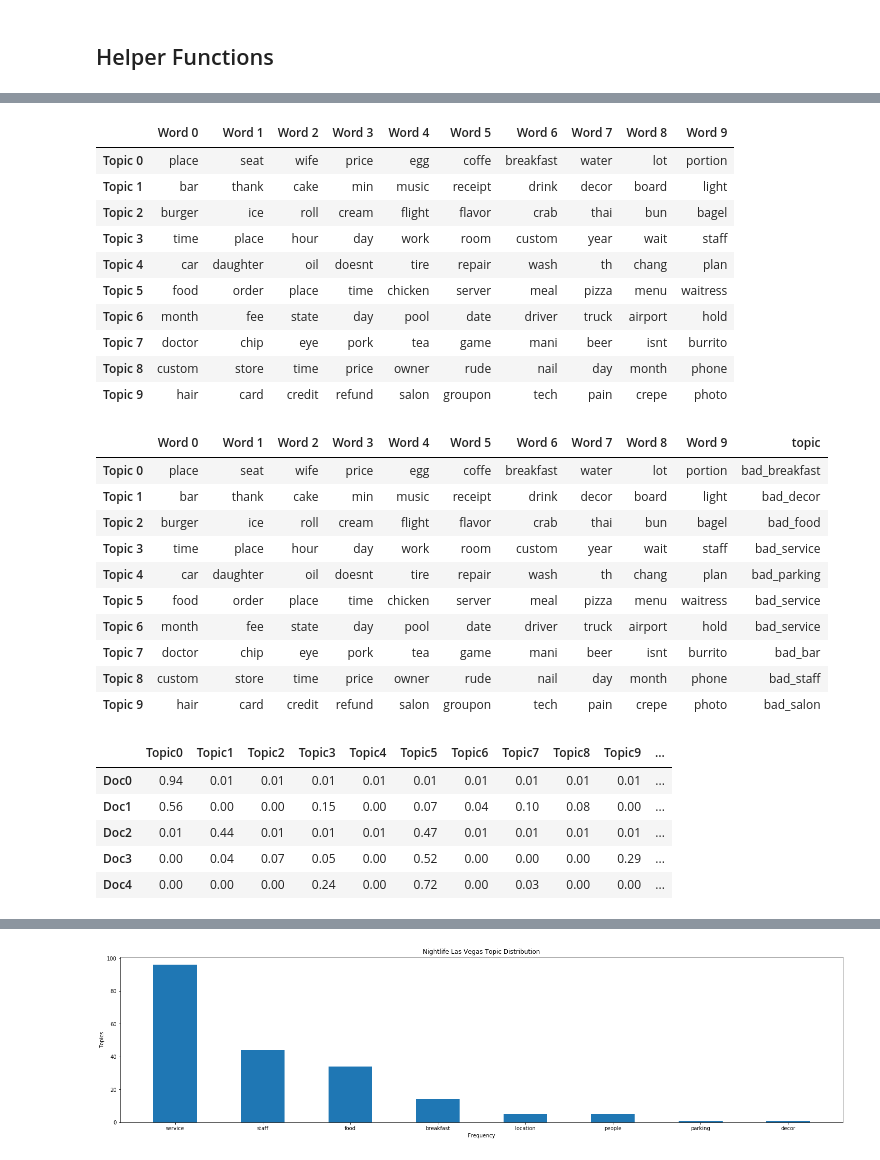
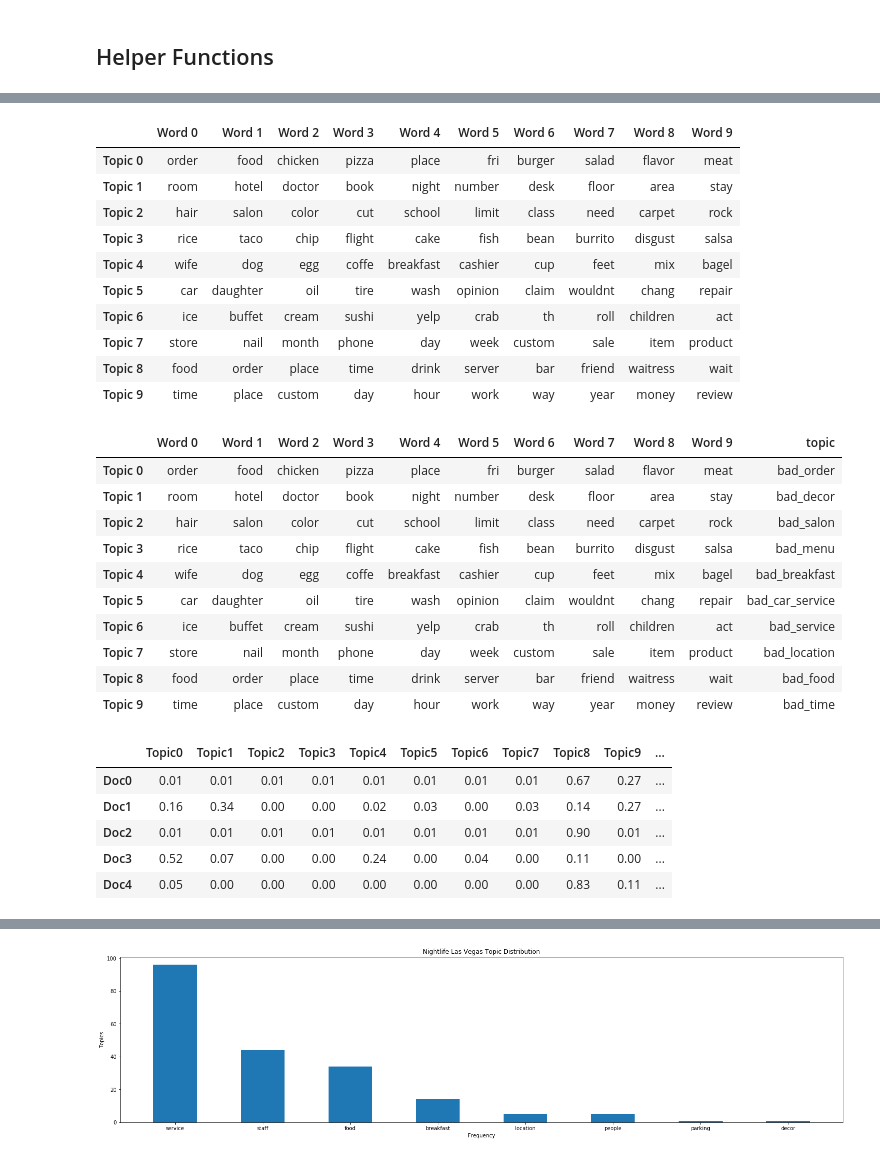
Before and after one commit to liangvi/Visualization_Demo_D3, a Jupyter notebook: Yelp_Jupyter_LDA.ipynb, the cells around one changed output, grey strips where cells are left out. Cells and saved outputs as stored; diff of their text form; code cells hidden in the pictures.

```diff
--- a/Yelp_Jupyter_LDA.ipynb
+++ b/Yelp_Jupyter_LDA.ipynb
@@ -88,3 +92,7 @@ restaurants = business[restaurants]
+# %%
+restaurants_in = open("pickle/restaurants.pkl","rb")
+restaurants = pickle.load(restaurants_in)
+restaurants_in.close()
 # %%
 joined = reviews.join(restaurants, lsuffix='_r', rsuffix='_v', how="inner")
 # %%
@@ -301,3 +313,7 @@ text_count_df.fillna(0.0, inplace=True)
+# %%
+pickle_in = open("pickle/joined_df_file","rb")
+joined = pickle.load(pickle_in)
+pickle_in.close()
 # %%
 n_components_range = [3, 5, 8, 10, 15]
 learning_decay_range = [0.3, 0.5, 0.7]
@@ -441,0 +477,12 @@ lda_model_bad = train_model(restaurants_bad, count_vectorizer)
+# %%
+lda_model_all_data = open("pickle/lda_model_all.data","rb")
+lda_model_all = pickle.load(lda_model_all_data)
+lda_model_all_data.close()
+
+lda_model_good_data = open("pickle/lda_model_good.data","rb")
+lda_model_good = pickle.load(lda_model_good_data)
+lda_model_good_data.close()
+
+lda_model_bad_data = open("pickle/lda_model_bad.data","rb")
+lda_model_bad = pickle.load(lda_model_bad_data)
+lda_model_bad_data.close()
@@ -541,41 +633,41 @@ bad_topic_keywords, bad_document_topic, bad_topic_distribution = transform_model
 bad_topic_keywords
 # %% [output]
 |  | Word 0 | Word 1 | Word 2 | Word 3 | Word 4 | Word 5 | Word 6 | Word 7 | Word 8 | Word 9 |
-| Topic 0 | place | seat | wife | price | egg | coffe | breakfast | water | lot | portion |
-| Topic 1 | bar | thank | cake | min | music | receipt | drink | decor | board | light |
-| Topic 2 | burger | ice | roll | cream | flight | flavor | crab | thai | bun | bagel |
-| Topic 3 | time | place | hour | day | work | room | custom | year | wait | staff |
-| Topic 4 | car | daughter | oil | doesnt | tire | repair | wash | th | chang | plan |
-| Topic 5 | food | order | place | time | chicken | server | meal | pizza | menu | waitress |
-| Topic 6 | month | fee | state | day | pool | date | driver | truck | airport | hold |
-| Topic 7 | doctor | chip | eye | pork | tea | game | mani | beer | isnt | burrito |
-| Topic 8 | custom | store | time | price | owner | rude | nail | day | month | phone |
-| Topic 9 | hair | card | credit | refund | salon | groupon | tech | pain | crepe | photo |
+| Topic 0 | order | food | chicken | pizza | place | fri | burger | salad | flavor | meat |
+| Topic 1 | room | hotel | doctor | book | night | number | desk | floor | area | stay |
+| Topic 2 | hair | salon | color | cut | school | limit | class | need | carpet | rock |
+| Topic 3 | rice | taco | chip | flight | cake | fish | bean | burrito | disgust | salsa |
+| Topic 4 | wife | dog | egg | coffe | breakfast | cashier | cup | feet | mix | bagel |
+| Topic 5 | car | daughter | oil | tire | wash | opinion | claim | wouldnt | chang | repair |
+| Topic 6 | ice | buffet | cream | sushi | yelp | crab | th | roll | children | act |
+| Topic 7 | store | nail | month | phone | day | week | custom | sale | item | product |
+| Topic 8 | food | order | place | time | drink | server | bar | friend | waitress | wait |
+| Topic 9 | time | place | custom | day | hour | work | way | year | money | review |
 # %%
-bad_topics = ['bad_breakfast', 'bad_decor', 'bad_food', 'bad_service', 'bad_parking', 'bad_service', 'bad_service', 'bad_bar', 'bad_staff','bad_salon']
+bad_topics = ['bad_order', 'bad_decor', 'bad_salon', 'bad_menu', 'bad_breakfast', 'bad_car_service', 'bad_service', 'bad_location', 'bad_food','bad_time']
 bad_topic_keywords['topic']=bad_topics
 bad_topic_keywords
 # %% [output]
 |  | Word 0 | Word 1 | Word 2 | Word 3 | Word 4 | Word 5 | Word 6 | Word 7 | Word 8 | Word 9 | topic |
-| Topic 0 | place | seat | wife | price | egg | coffe | breakfast | water | lot | portion | bad_breakfast |
-| Topic 1 | bar | thank | cake | min | music | receipt | drink | decor | board | light | bad_decor |
-| Topic 2 | burger | ice | roll | cream | flight | flavor | crab | thai | bun | bagel | bad_food |
-| Topic 3 | time | place | hour | day | work | room | custom | year | wait | staff | bad_service |
-| Topic 4 | car | daughter | oil | doesnt | tire | repair | wash | th | chang | plan | bad_parking |
-| Topic 5 | food | order | place | time | chicken | server | meal | pizza | menu | waitress | bad_service |
-| Topic 6 | month | fee | state | day | pool | date | driver | truck | airport | hold | bad_service |
-| Topic 7 | doctor | chip | eye | pork | tea | game | mani | beer | isnt | burrito | bad_bar |
-| Topic 8 | custom | store | time | price | owner | rude | nail | day | month | phone | bad_staff |
-| Topic 9 | hair | card | credit | refund | salon | groupon | tech | pain | crepe | photo | bad_salon |
+| Topic 0 | order | food | chicken | pizza | place | fri | burger | salad | flavor | meat | bad_order |
+| Topic 1 | room | hotel | doctor | book | night | number | desk | floor | area | stay | bad_decor |
+| Topic 2 | hair | salon | color | cut | school | limit | class | need | carpet | rock | bad_salon |
+| Topic 3 | rice | taco | chip | flight | cake | fish | bean | burrito | disgust | salsa | bad_menu |
+| Topic 4 | wife | dog | egg | coffe | breakfast | cashier | cup | feet | mix | bagel | bad_breakfast |
+| Topic 5 | car | daughter | oil | tire | wash | opinion | claim | wouldnt | chang | repair | bad_car_service |
+| Topic 6 | ice | buffet | cream | sushi | yelp | crab | th | roll | children | act | bad_service |
+| Topic 7 | store | nail | month | phone | day | week | custom | sale | item | product | bad_location |
+| Topic 8 | food | order | place | time | drink | server | bar | friend | waitress | wait | bad_food |
+| Topic 9 | time | place | custom | day | hour | work | way | year | money | review | bad_time |
 # %%
 bad_document_topic.head()
 # %% [output]
 |  | Topic0 | Topic1 | Topic2 | Topic3 | Topic4 | Topic5 | Topic6 | Topic7 | Topic8 | Topic9 | ... |
-| Doc0 | 0.94 | 0.01 | 0.01 | 0.01 | 0.01 | 0.01 | 0.01 | 0.01 | 0.01 | 0.01 | ... |
-| Doc1 | 0.56 | 0.00 | 0.00 | 0.15 | 0.00 | 0.07 | 0.04 | 0.10 | 0.08 | 0.00 | ... |
-| Doc2 | 0.01 | 0.44 | 0.01 | 0.01 | 0.01 | 0.47 | 0.01 | 0.01 | 0.01 | 0.01 | ... |
-| Doc3 | 0.00 | 0.04 | 0.07 | 0.05 | 0.00 | 0.52 | 0.00 | 0.00 | 0.00 | 0.29 | ... |
-| Doc4 | 0.00 | 0.00 | 0.00 | 0.24 | 0.00 | 0.72 | 0.00 | 0.03 | 0.00 | 0.00 | ... |
+| Doc0 | 0.01 | 0.01 | 0.01 | 0.01 | 0.01 | 0.01 | 0.01 | 0.01 | 0.67 | 0.27 | ... |
+| Doc1 | 0.16 | 0.34 | 0.00 | 0.00 | 0.02 | 0.03 | 0.00 | 0.03 | 0.14 | 0.27 | ... |
+| Doc2 | 0.01 | 0.01 | 0.01 | 0.01 | 0.01 | 0.01 | 0.01 | 0.01 | 0.90 | 0.01 | ... |
+| Doc3 | 0.52 | 0.07 | 0.00 | 0.00 | 0.24 | 0.00 | 0.04 | 0.00 | 0.11 | 0.00 | ... |
+| Doc4 | 0.05 | 0.00 | 0.00 | 0.00 | 0.00 | 0.00 | 0.00 | 0.00 | 0.83 | 0.11 | ... |
 # %%
 bad_topic_distribution
 # %% [output]
```
Also changed, not shown: parts of 26 cells of this notebook, 4 other files.
